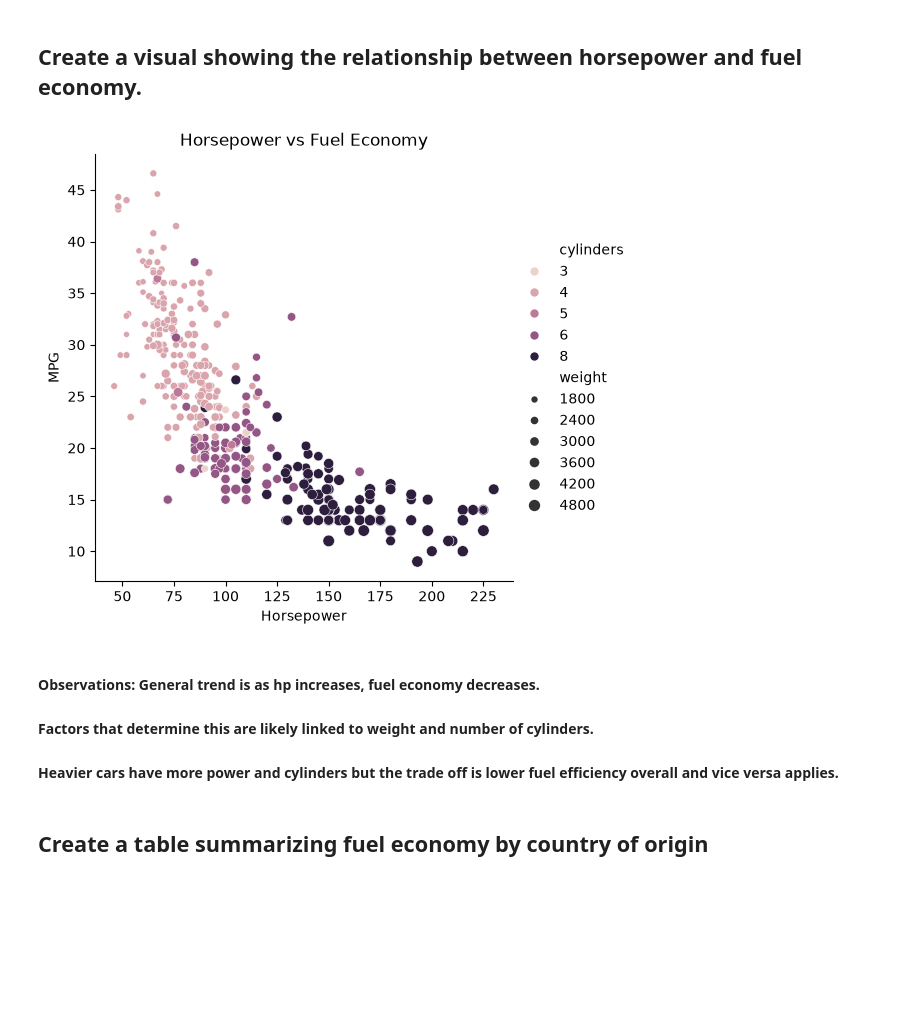
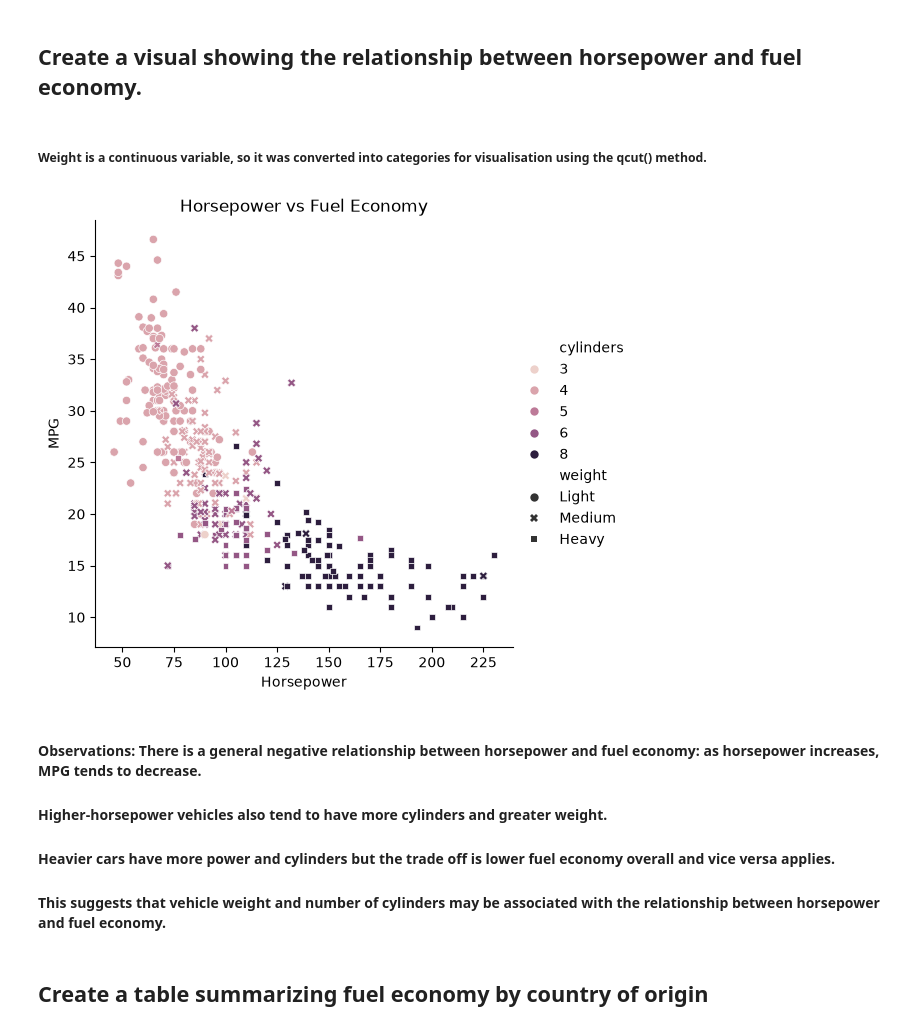
Before and after one commit to codethropology/mpg-analysis, a Jupyter notebook: sm-mpg-analysis.ipynb, the cells around one changed output. Cells and saved outputs as stored; diff of their text form; code cells hidden in the pictures; blank space fills up the shorter version.

Commit message:
Add files via upload
Update fuel economy analysis: Horsepower and Fuel Economy visual, Weight with shape differentiator

```diff
--- a/sm-mpg-analysis.ipynb
+++ b/sm-mpg-analysis.ipynb
@@ -13,18 +14,27 @@ mpg.head()
 | 4 | 17.0 | 8 | 302.0 | 140.0 | 3449 | 10.5 | 70 | usa | ford torino |
 # %% [markdown]
 ## Create a visual showing the relationship between horsepower and fuel economy.
+# %% [markdown]
+##### Weight is a continuous variable, so it was converted into categories for visualisation using the qcut() method.
+# %%
+mpg['weight'] = pd.qcut(
+    mpg['weight'],
+    q=3,
+    labels=['Light', 'Medium', 'Heavy']
+)
 # %%
-sns.relplot(data=mpg, x='horsepower', y='mpg', size='weight', hue='cylinders')
+sns.relplot(data=mpg, x='horsepower', y='mpg', style='weight', hue='cylinders')
 plt.title('Horsepower vs Fuel Economy')
 plt.xlabel('Horsepower')
 plt.ylabel('MPG')
 plt.show()
 # %% [output]
-[figure, old version]
+[figure, new version]
 # %% [markdown]
-#### Observations: General trend is as hp increases, fuel economy decreases.
-#### Factors that determine this are likely linked to weight and number of cylinders.
-#### Heavier cars have more power and cylinders but the trade off is lower fuel efficiency overall and vice versa applies.
+#### Observations: There is a general negative relationship between horsepower and fuel economy: as horsepower increases, MPG tends to decrease.
+#### Higher-horsepower vehicles also tend to have more cylinders and greater weight.
+#### Heavier cars have more power and cylinders but the trade off is lower fuel economy overall and vice versa applies.
+#### This suggests that vehicle weight and number of cylinders may be associated with the relationship between horsepower and fuel economy.
 # %% [markdown]
 ## Create a table summarizing fuel economy by country of origin
 # %%
```
Also changed, not shown: parts of 1 cell of this notebook.
